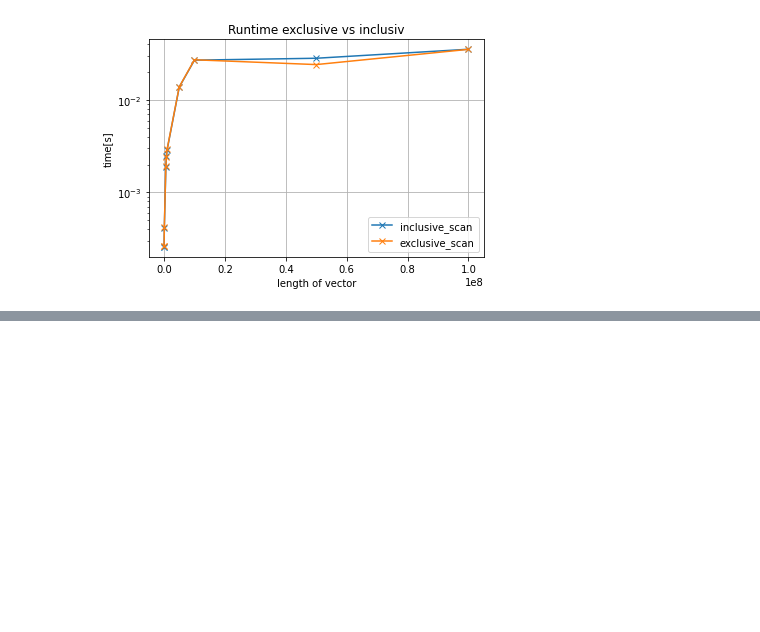
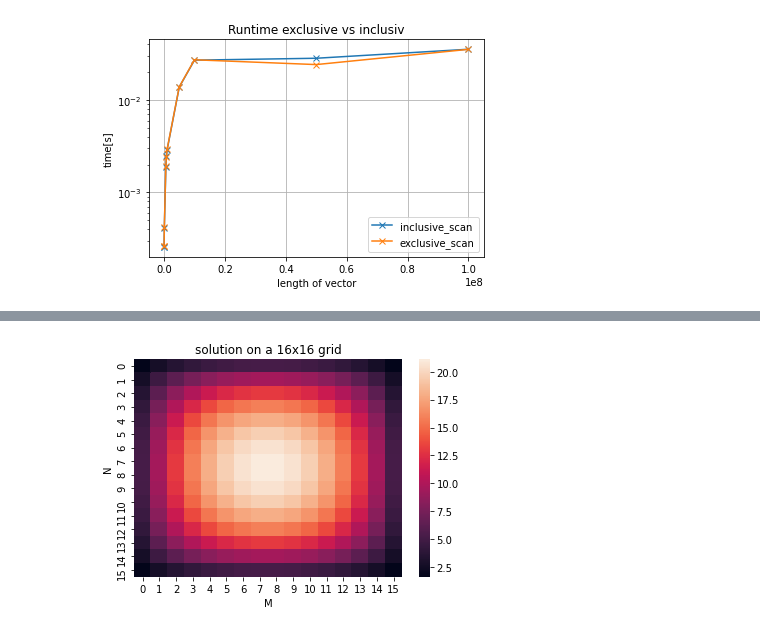
Before and after one commit to axcy0809/ManyCore, a Jupyter notebook: Alex/Ex5/plots.ipynb, the cells around one changed output, grey strips where cells are left out. Drawn from its saved outputs; the diff is of its cells as text; code cells hidden in the pictures; blank space fills up the shorter version.

```diff
--- a/Alex/Ex5/plots.ipynb
+++ b/Alex/Ex5/plots.ipynb
@@ -268,0 +272,10 @@ plt.show()
+# %%
+import seaborn as sns;
+
+sns.heatmap(sol)
+plt.title("solution on a 16x16 grid")
+plt.xlabel("M")
+plt.ylabel("N")
+plt.savefig("Bilder/solution_16x16")
+# %% [output]
+[figure, added]
```
Also changed, not shown: parts of 2 cells of this notebook, 10 other files.
